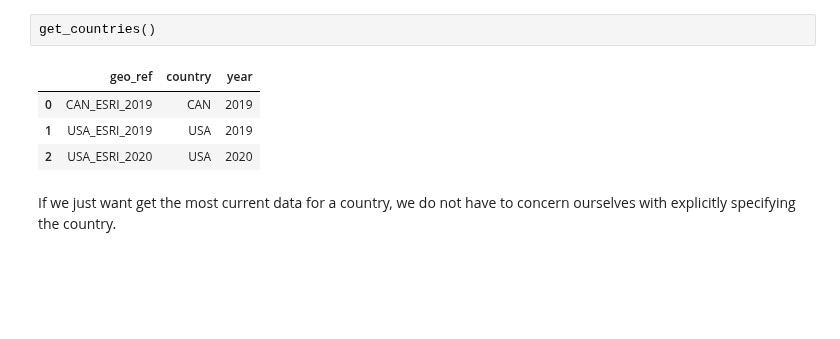
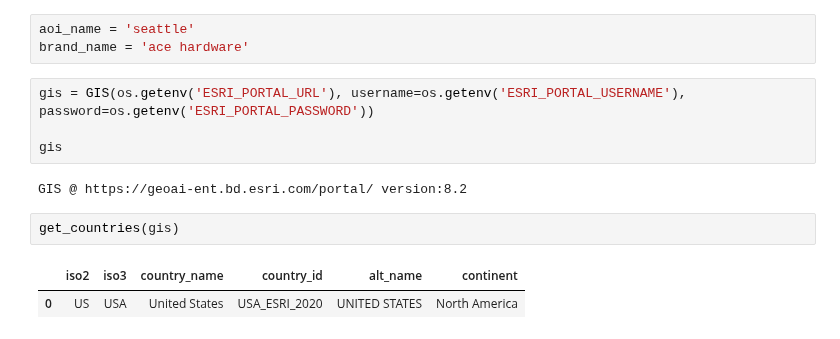
Before and after one commit to knu2xs/demographic-modeling, a Jupyter notebook: notebooks/01-working-with-countires.ipynb, the cells around one changed output. Drawn from its saved outputs; the diff is of its cells as text; blank space fills up the shorter version.

```diff
--- a/notebooks/01-working-with-countires.ipynb
+++ b/notebooks/01-working-with-countires.ipynb
@@ -18,12 +14,17 @@ The first step is figuring out what is available. On my machine, as you can see,
+# %%
+aoi_name = 'seattle'
+brand_name = 'ace hardware'
+# %%
+gis = GIS(os.getenv('ESRI_PORTAL_URL'), username=os.getenv('ESRI_PORTAL_USERNAME'), password=os.getenv('ESRI_PORTAL_PASSWORD'))
+
+gis
+# %% [output]
+GIS @ https://geoai-ent.bd.esri.com/portal/ version:8.2
 # %%
-get_countries()
+get_countries(gis)
 # %% [output]
-|  | geo_ref | country | year |
-| 0 | CAN_ESRI_2019 | CAN | 2019 |
-| 1 | USA_ESRI_2019 | USA | 2019 |
-| 2 | USA_ESRI_2020 | USA | 2020 |
+|  | iso2 | iso3 | country_name | country_id | alt_name | continent |
+| 0 | US | USA | United States | USA_ESRI_2020 | UNITED STATES | North America |
-# %% [markdown]
-If we just want get the most current data for a country, we do not have to concern ourselves with explicitly specifying the country.
 # %%
 usa = Country('USA')
 
```
Also changed, not shown: parts of 16 cells of this notebook, 4 other files.
